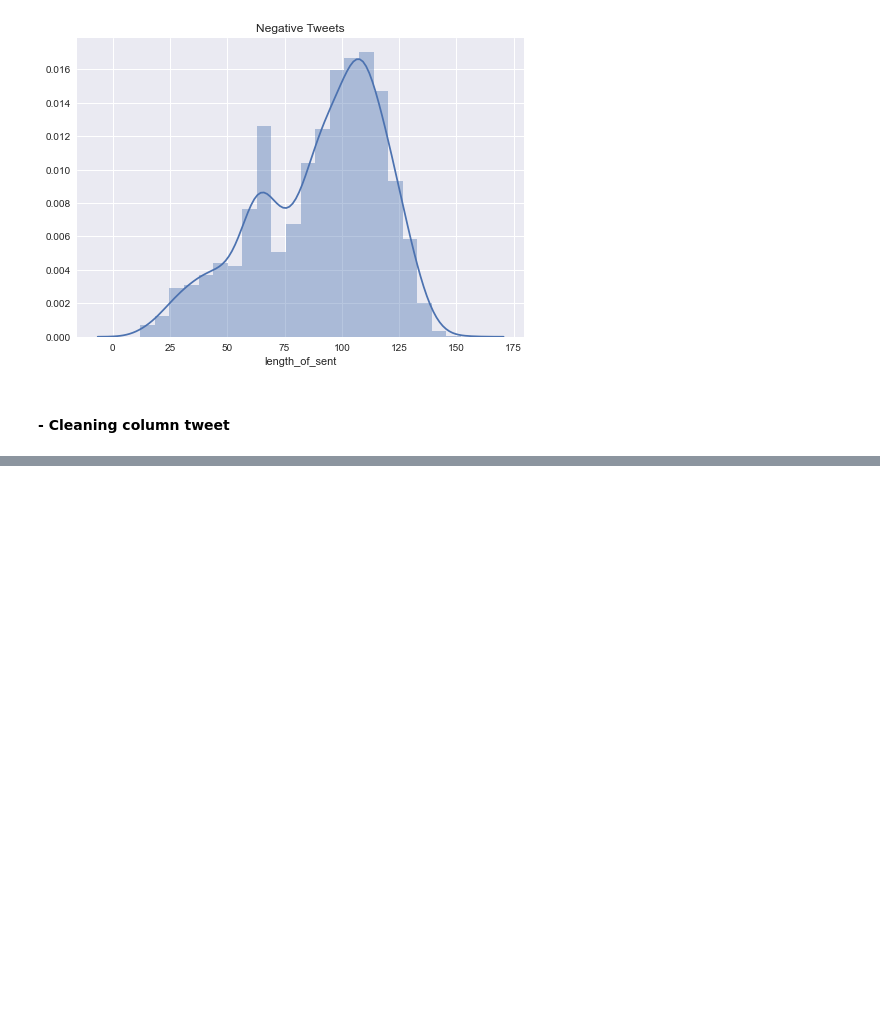
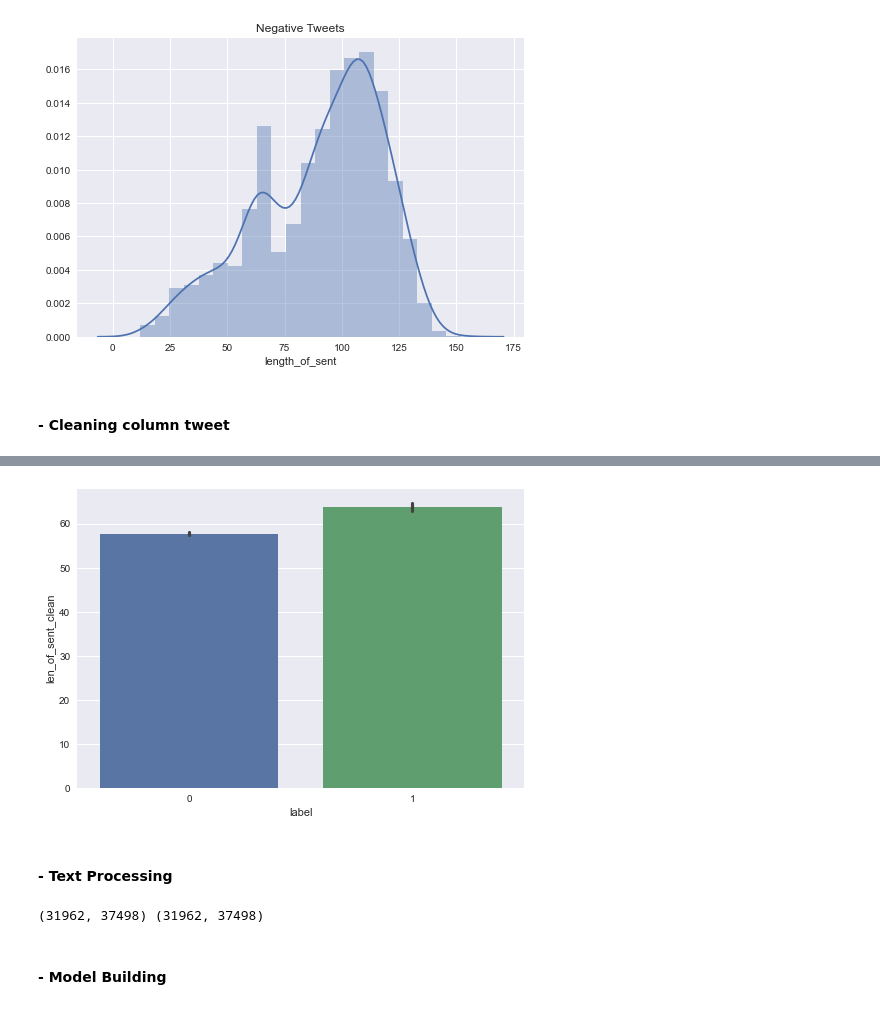
Before and after one commit to AgungYogaSetiawan/Sentiment-Analysis, a Jupyter notebook: Sentiment Analysis.ipynb, the cells around one changed output, grey strips where cells are left out. Drawn from its saved outputs; the diff is of its cells as text; code cells hidden in the pictures; blank space fills up the shorter version.

Commit message:
sampai model building

```diff
--- a/Sentiment Analysis.ipynb
+++ b/Sentiment Analysis.ipynb
@@ -179,3 +188,18 @@ sns.distplot(train[train['label']==1]['length_of_sent']).set(title='Negative Twe
 [figure]
 # %% [markdown]
 #### - Cleaning column tweet
+# %%
+cleaned_tweet = []
+def cleaned_text():
+    for i in range(0, len(train)):
+        text = re.sub('[^a-zA-Z#]', ' ', train['tweet'][i])
+        text = text.lower()
+        text = text.split()
+        english_stopwords = stopwords.words('english')
+        text = [word for word in text if not word in english_stopwords]
+        text = ' '.join(text)
+        cleaned_tweet.append(text)
+    return cleaned_tweet
+
+
+cleaned_text()
@@ -181,0 +224,5 @@ sns.distplot(train[train['label']==1]['length_of_sent']).set(title='Negative Twe
+# %%
+# Make new column for cleaned_tweet
+train['cleaned_tweet'] = cleaned_tweet
+train['len_of_sent_clean'] = [len(train['cleaned_tweet'][word]) for word in range(len(train))]
+train.head()
@@ -181,0 +236,21 @@ sns.distplot(train[train['label']==1]['length_of_sent']).set(title='Negative Twe
+# %%
+sns.barplot(x='label', y='len_of_sent_clean', data=train);
+# %% [output]
+[figure, added]
+# %% [markdown]
+#### - Text Processing
+# %%
+X = train['cleaned_tweet'].values
+y = train['label'].values
+
+# Tokenizing
+count_vec = CountVectorizer()
+X_train_vec = count_vec.fit_transform(X)
+
+tf_trans = TfidfTransformer()
+X_train_idf = tf_trans.fit_transform(X_train_vec)
+print(X_train_vec.shape, X_train_idf.shape)
+# %% [output]
+(31962, 37498) (31962, 37498)
+# %% [markdown]
+#### - Model Building
```
Also changed, not shown: parts of 8 cells of this notebook.
